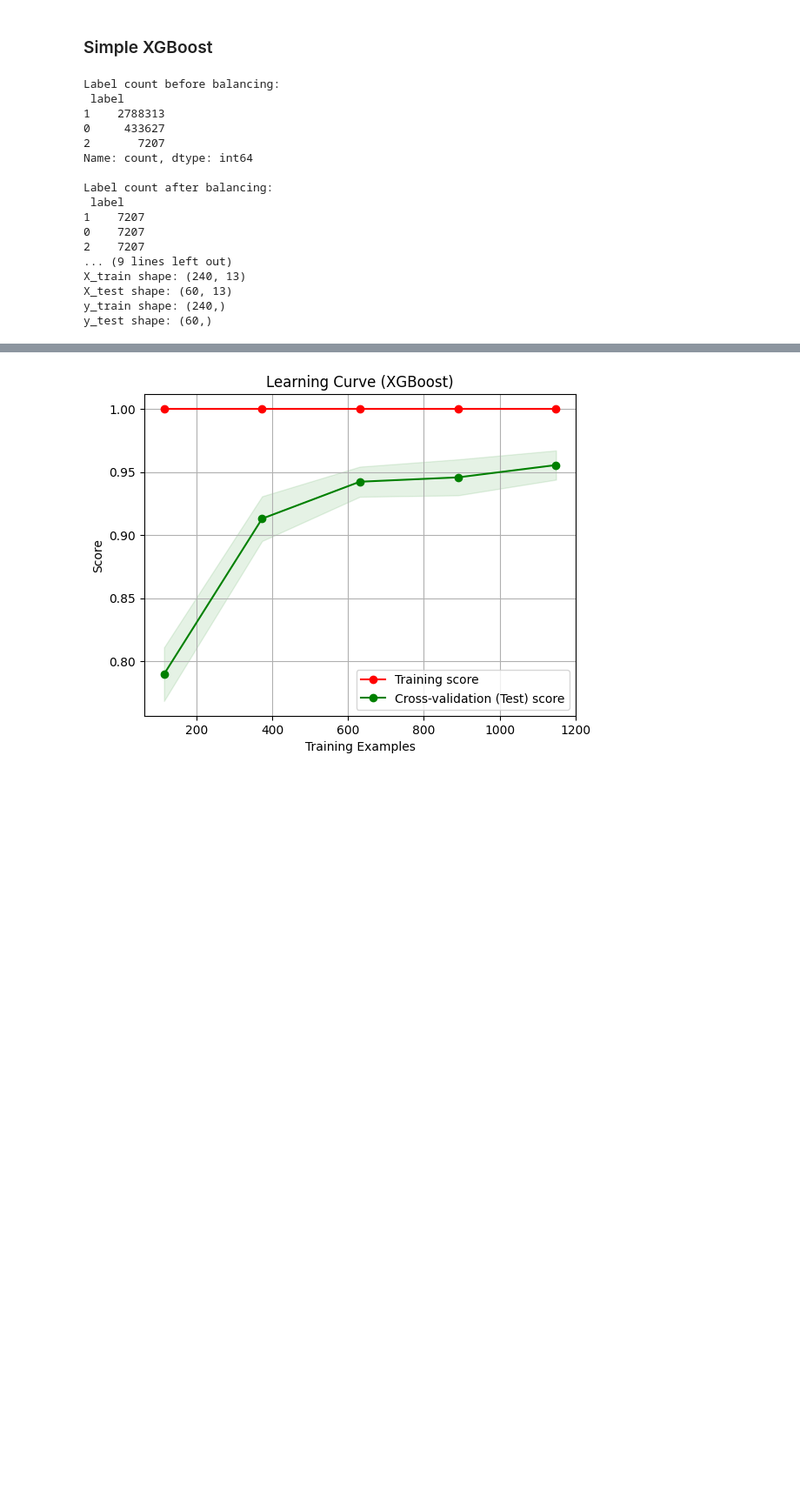
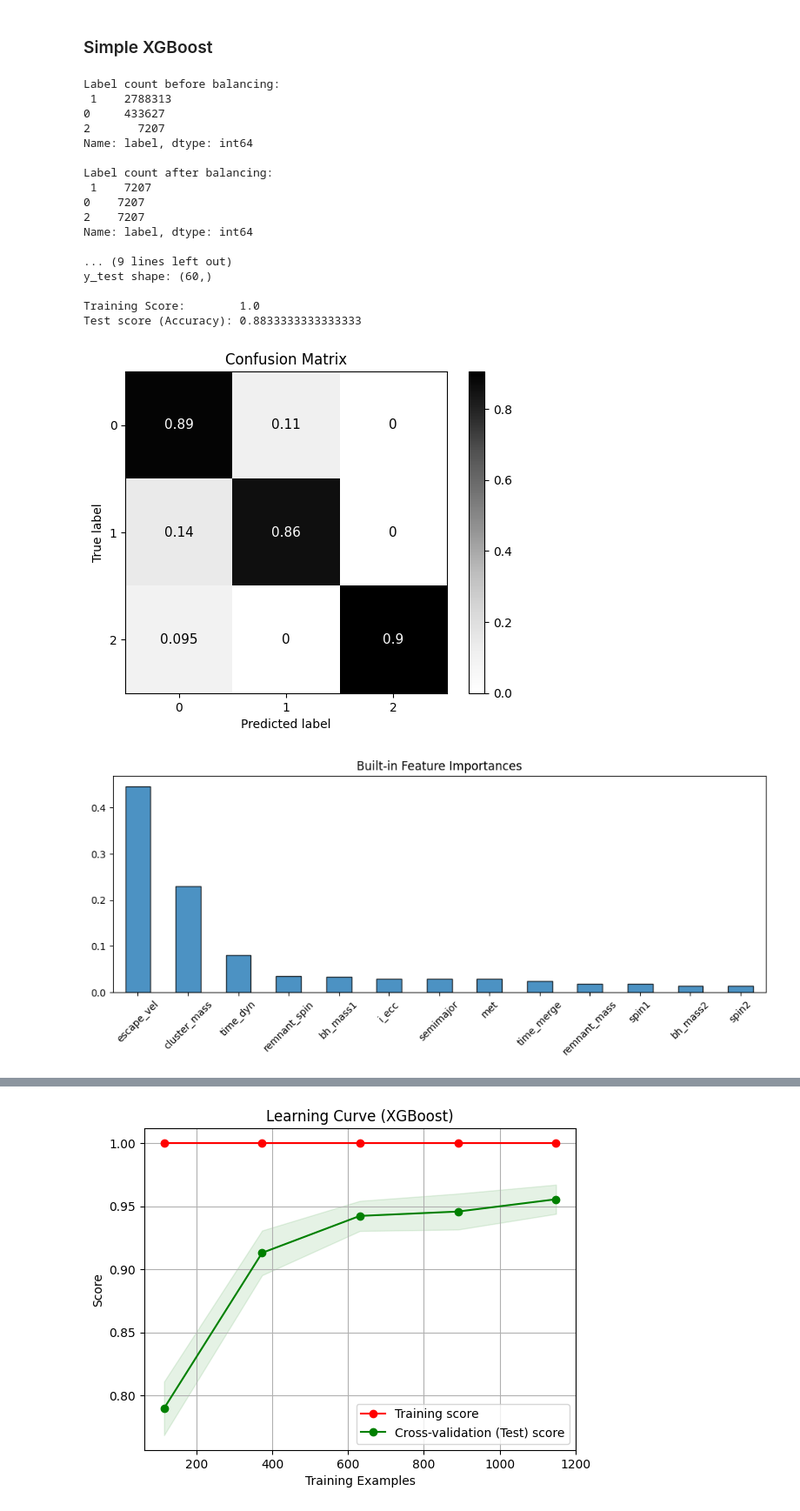
Before and after one commit to EugeniaBoccanera/hm_bbh, a Jupyter notebook: project_v1.ipynb, the cells around one changed output, grey strips where cells are left out. Shown at 87% size. Cells and saved outputs as stored; diff of their text form; code cells hidden in the pictures; blank space fills up the shorter version.

```diff
--- a/project_v1.ipynb
+++ b/project_v1.ipynb
@@ -843,26 +843,29 @@ def simple_XGB(X_train: np.ndarray, y_train: np.ndarray, X_test: np.ndarray, ran
 
     return XGB, y_pred
 # %%
+%%time
 X, y, X_train, y_train, X_test, y_test = data_preprocessing(df, n_sample=300, label='label', test_size=0.2)
 
-XGB, y_pred = simple_XGB(X_train, y_train, X_test)
+XGB, y_pred = simple_XGB(X_train, y_train, X_test, n_jobs=25)
 
-# model_evaluation(XGB, X, y, X_train, y_train, X_test, y_test, y_pred)
+model_evaluation(XGB, X, y, X_train, y_train, X_test, y_test, y_pred)
 # %% [output]
 Label count before balancing:
- label
-1    2788313
+ 1    2788313
 0     433627
 2       7207
-Name: count, dtype: int64
+Name: label, dtype: int64
 
 Label count after balancing:
- label
-1    7207
+ 1    7207
 0    7207
 2    7207
+Name: label, dtype: int64
+
 ... (9 lines left out)
-X_train shape: (240, 13)
-X_test shape: (60, 13)
-y_train shape: (240,)
 y_test shape: (60,)
+
+Training Score:        1.0
+Test score (Accuracy): 0.8833333333333333
+[figure, added]
+[figure, added]
```
Also changed, not shown: parts of 7 cells of this notebook.
